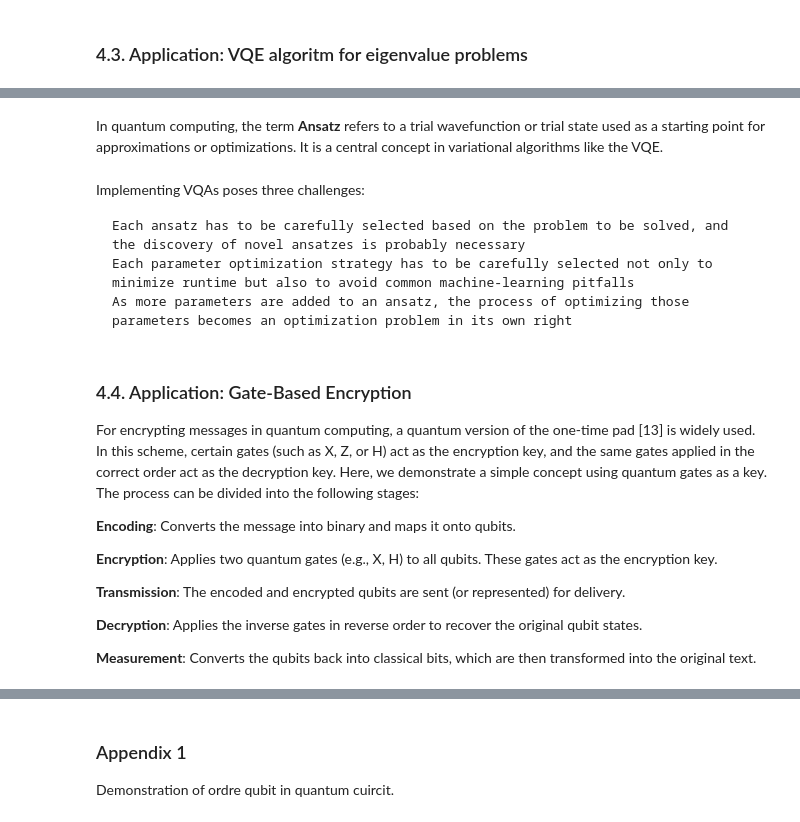
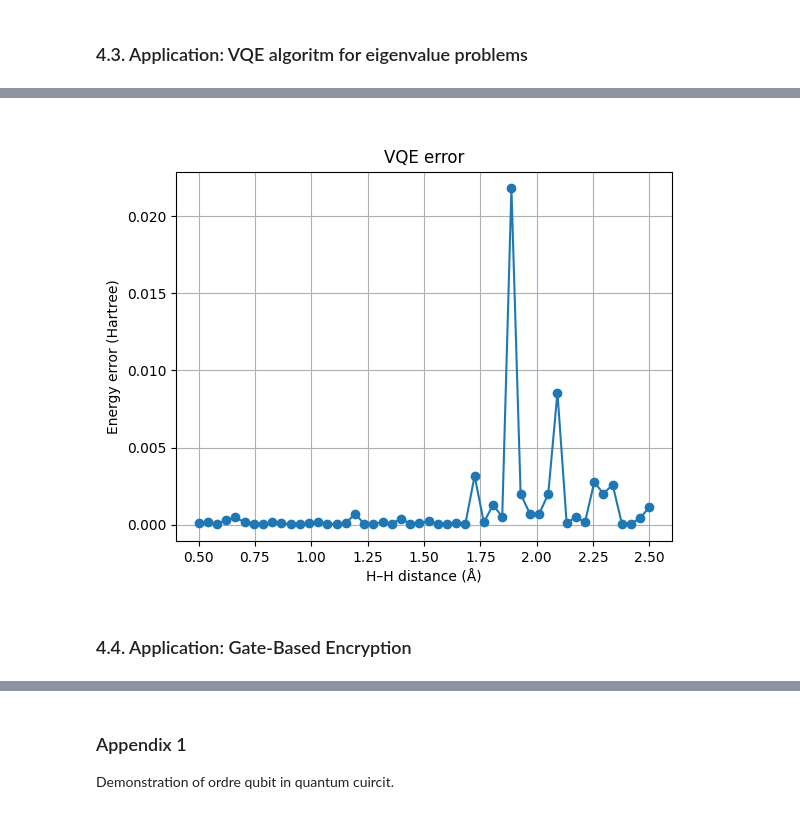
Before and after one commit to MariyaSV78/notebook_Quantum-computing, a Jupyter notebook: Quantum-computing.ipynb, the cells around one changed output, grey strips where cells are left out. Saved outputs shown, nothing was run; the diff lists cells and outputs as text; code cells hidden in the pictures.

Commit message:
algorithm_QOPT

```diff
--- a/Quantum-computing.ipynb
+++ b/Quantum-computing.ipynb
@@ -1612,31 +1617,14 @@ plt.show()
 # %%
 error = np.array(energies) - np.array(energies_class)
-plt.figure()  # create a new figure for the energy plot
+plt.figure()
 
 plt.plot(distances, error, "o-")
 plt.xlabel("H–H distance (Å)")
 plt.ylabel("Energy error (Hartree)")
-plt.title("VQE error vs bond length")
+plt.title("VQE error")
 plt.grid(True)
 plt.show()
+# %% [output]
+[figure, added]
-# %% [markdown]
-In quantum computing, the term **Ansatz** refers to a trial wavefunction or trial state used as a starting point for approximations or optimizations. It is a central concept in variational algorithms like the VQE.
-# %% [markdown]
-Implementing VQAs poses three challenges:
-
-    Each ansatz has to be carefully selected based on the problem to be solved, and the discovery of novel ansatzes is probably necessary
-    Each parameter optimization strategy has to be carefully selected not only to minimize runtime but also to avoid common machine-learning pitfalls
-    As more parameters are added to an ansatz, the process of optimizing those parameters becomes an optimization problem in its own right
 # %% [markdown]
 ### 4.4. Application: Gate-Based Encryption
-For encrypting messages in quantum computing, a quantum version of the one-time pad [13] is widely used. In this scheme, certain gates (such as X, Z, or H) act as the encryption key, and the same gates applied in the correct order act as the decryption key. Here, we demonstrate a simple concept using quantum gates as a key. The process can be divided into the following stages:
-
-**Encoding**: Converts the message into binary and maps it onto qubits.
-
-**Encryption**: Applies two quantum gates (e.g., X, H) to all qubits. These gates act as the encryption key.
-
-**Transmission**: The encoded and encrypted qubits are sent (or represented) for delivery.
-
-**Decryption**: Applies the inverse gates in reverse order to recover the original qubit states.
-
-**Measurement**: Converts the qubits back into classical bits, which are then transformed into the original text.
```
Also changed, not shown: parts of 21 cells of this notebook, 1 other file.
